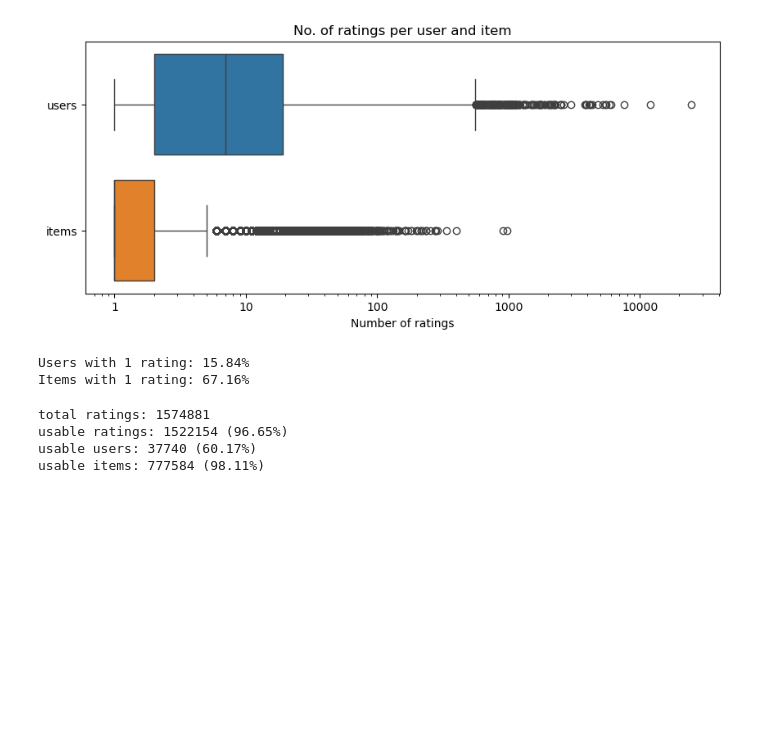
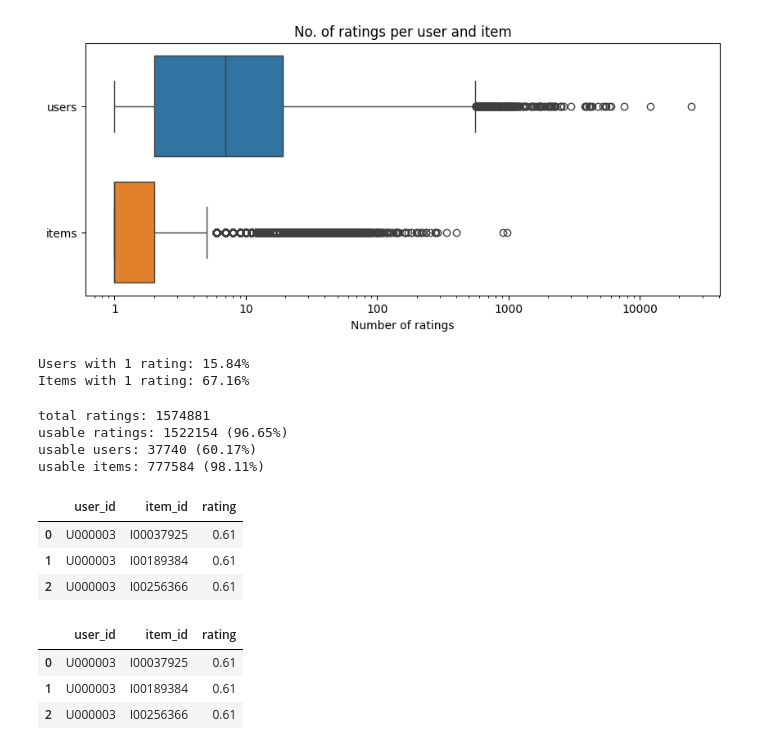
Before and after one commit to DungBeetleBASH/recsys-pipeliner, a Jupyter notebook: notebooks/blog/01-explore-data.ipynb, the cells around one changed output. Drawn from its saved outputs; the diff is of its cells as text; code cells hidden in the pictures; blank space fills up the shorter version.

```diff
--- a/notebooks/blog/01-explore-data.ipynb
+++ b/notebooks/blog/01-explore-data.ipynb
@@ -189,6 +194,18 @@ total ratings: 1574881
 usable ratings: 1522154 (96.65%)
 usable users: 37740 (60.17%)
 usable items: 777584 (98.11%)
+# %%
+display(user_item_ratings.head(3))
+display(usable_ratings.head(3))
+# %% [output]
+|  | user_id | item_id | rating |
+| 0 | U000003 | I00037925 | 0.61 |
+| 1 | U000003 | I00189384 | 0.61 |
+| 2 | U000003 | I00256366 | 0.61 |
+|  | user_id | item_id | rating |
+| 0 | U000003 | I00037925 | 0.61 |
+| 1 | U000003 | I00189384 | 0.61 |
+| 2 | U000003 | I00256366 | 0.61 |
 # %%
 # save the data for later use
 !mkdir -p data
```
Also changed, not shown: parts of 1 cell of this notebook, 9 other files.
